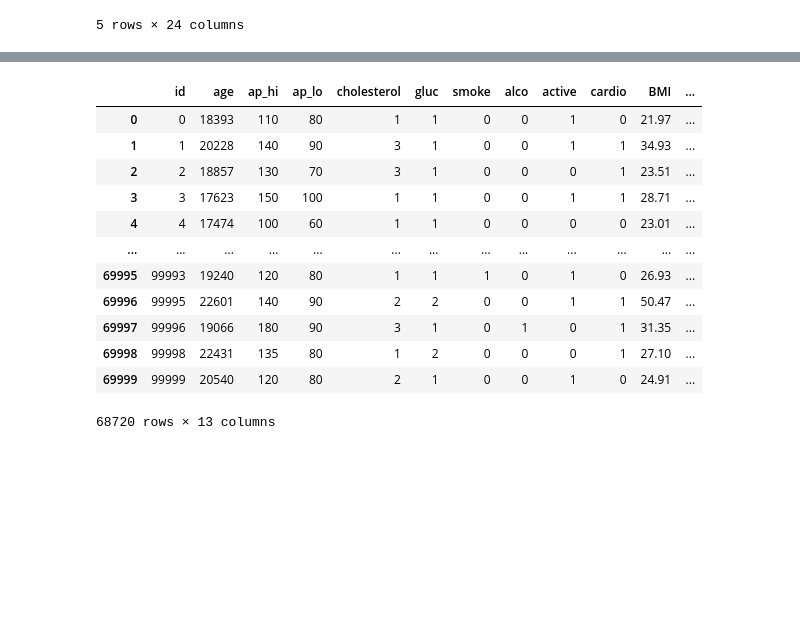
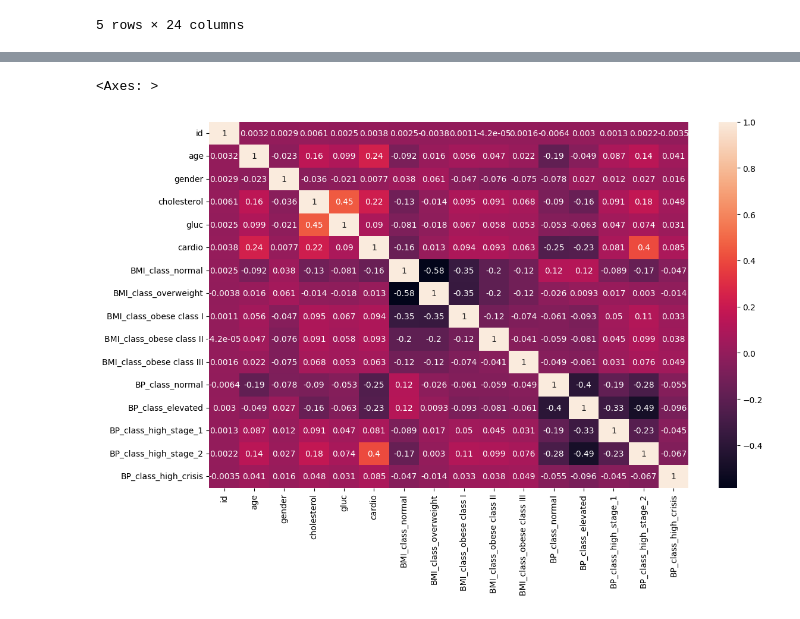
Before and after one commit to dancla240/Machine_Learning_Daniel_Claesson, a Jupyter notebook: Lab/Lab_1_heart.ipynb, the cells around one changed output, grey strips where cells are left out. Drawn from its saved outputs; the diff is of its cells as text; code cells hidden in the pictures; blank space fills up the shorter version.

```diff
--- a/Lab/Lab_1_heart.ipynb
+++ b/Lab/Lab_1_heart.ipynb
@@ -278,23 +259,17 @@ Index(['id', 'age', 'gender', 'height', 'weight', 'ap_hi', 'ap_lo',
 # %%
-df1 = df.drop(columns=['ap_hi','ap_lo','height','weight','BMI'])
-pd.get_dummies(df1, columns=['gender'], dtype=int)
+df1 = df.drop(columns=['ap_hi','ap_lo','height','weight','BMI','alco','height','smoke','active'])
+pd.get_dummies(df1, columns=['gender'], dtype=int, drop_first=True)
 
-df2 = df.drop(columns=['BMI_class_normal', 'BMI_class_overweight', 'BMI_class_obese class I',
+df2 = df.drop(columns=['ap_lo','BMI_class_normal', 'BMI_class_overweight', 'BMI_class_obese class I',
        'BMI_class_obese class II', 'BMI_class_obese class III',
        'BP_class_normal', 'BP_class_elevated', 'BP_class_high_stage_1',
-       'BP_class_high_stage_2', 'BP_class_high_crisis','height','weight'])
-pd.get_dummies(df2, columns=['gender'], dtype=int)
+       'BP_class_high_stage_2', 'BP_class_high_crisis','height','weight','alco','smoke','active'])
+pd.get_dummies(df2, columns=['gender'], dtype=int, drop_first=True)
-# %% [output]
-|  | id | age | ap_hi | ap_lo | cholesterol | gluc | smoke | alco | active | cardio | BMI | ... |
-| 0 | 0 | 18393 | 110 | 80 | 1 | 1 | 0 | 0 | 1 | 0 | 21.97 | ... |
-| 1 | 1 | 20228 | 140 | 90 | 3 | 1 | 0 | 0 | 1 | 1 | 34.93 | ... |
-| 2 | 2 | 18857 | 130 | 70 | 3 | 1 | 0 | 0 | 0 | 1 | 23.51 | ... |
-| 3 | 3 | 17623 | 150 | 100 | 1 | 1 | 0 | 0 | 1 | 1 | 28.71 | ... |
-| 4 | 4 | 17474 | 100 | 60 | 1 | 1 | 0 | 0 | 0 | 0 | 23.01 | ... |
-| ... | ... | ... | ... | ... | ... | ... | ... | ... | ... | ... | ... | ... |
-| 69995 | 99993 | 19240 | 120 | 80 | 1 | 1 | 1 | 0 | 1 | 0 | 26.93 | ... |
-| 69996 | 99995 | 22601 | 140 | 90 | 2 | 2 | 0 | 0 | 1 | 1 | 50.47 | ... |
-| 69997 | 99996 | 19066 | 180 | 90 | 3 | 1 | 0 | 1 | 0 | 1 | 31.35 | ... |
-| 69998 | 99998 | 22431 | 135 | 80 | 1 | 2 | 0 | 0 | 0 | 1 | 27.10 | ... |
-| 69999 | 99999 | 20540 | 120 | 80 | 2 | 1 | 0 | 0 | 1 | 0 | 24.91 | ... |
-68720 rows × 13 columns
+# %%
+df1_corr = df1.corr()
+df2_corr = df2.corr()
+fig, ax = plt.subplots(figsize=(13,8))
+sns.heatmap(df1_corr, annot=True)
+# %% [output]
+<Axes: >
+[figure, added]
```
Also changed, not shown: parts of 25 cells of this notebook.
